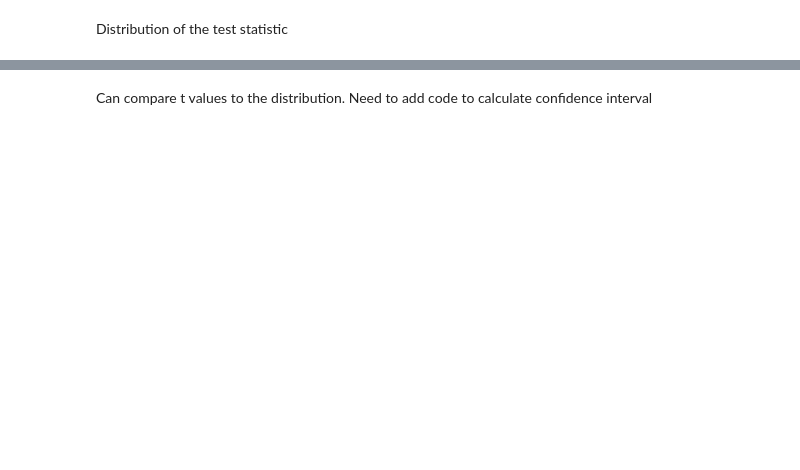
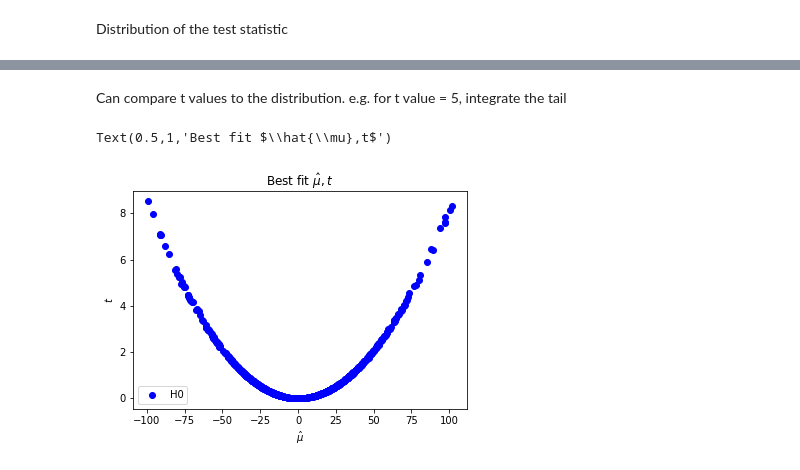
Before and after one commit to natashahehir/Statistics, a Jupyter notebook: single_bin_with_SR_CR.ipynb, the cells around one changed output, grey strips where cells are left out. Saved outputs shown, nothing was run; the diff lists cells and outputs as text; code cells hidden in the pictures; blank space fills up the shorter version.

```diff
--- a/single_bin_with_SR_CR.ipynb
+++ b/single_bin_with_SR_CR.ipynb
@@ -241,2 +275,14 @@ a.legend()
 # %% [markdown]
-Can compare t values to the distribution. Need to add code to calculate confidence interval
+Can compare t values to the distribution.
+e.g. for t value = 5, integrate the tail
+# %%
+f,ax = plt.subplots()
+ax.scatter(max_LL_results_H0[:,1],t_H0, c='b', label=r"H0")
+#ax.scatter(max_LL_results_H1[:,1],t_H1, c='r', label=r"H1")
+ax.set_xlabel(r'$\hat{\mu}$')
+ax.set_ylabel(r'$t$')
+ax.legend()
+ax.set_title(r"Best fit $\hat{\mu},t$")
+# %% [output]
+Text(0.5,1,'Best fit $\\hat{\\mu},t$')
+[figure, added]
```
Also changed, not shown: parts of 21 cells of this notebook.
